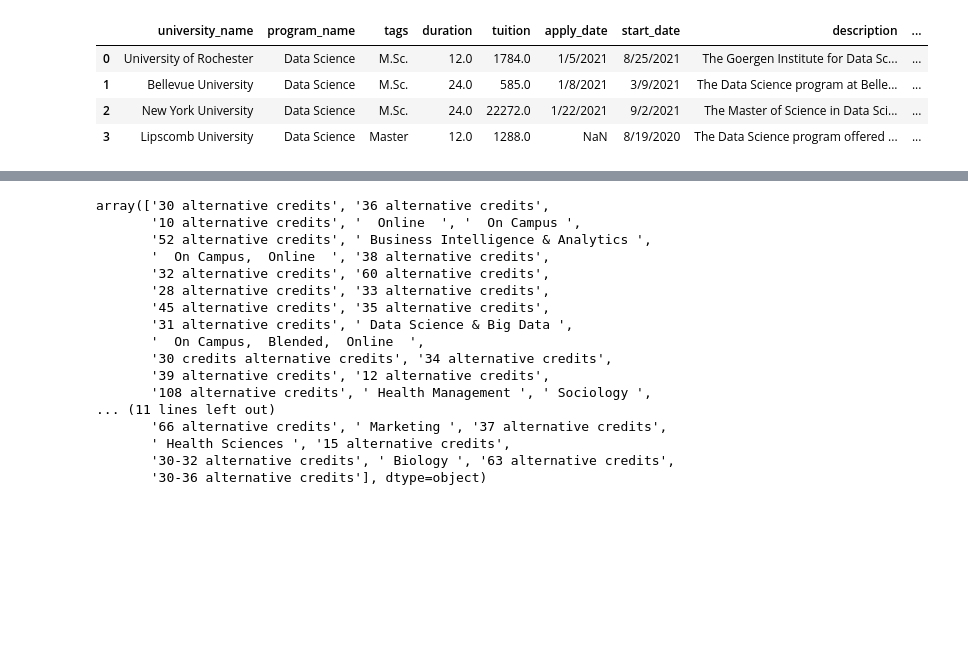
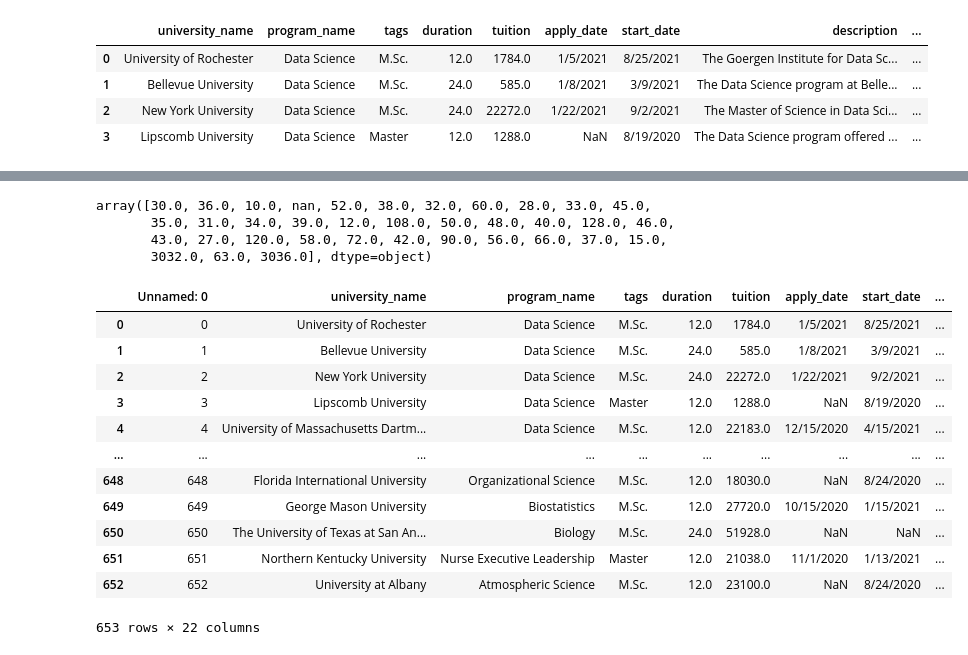
Before and after one commit to piercepatrick/Masters-Program-Tuition-Predictor, a Jupyter notebook: Data_Cleaning.ipynb, the cells around one changed output, grey strips where cells are left out. Saved outputs shown, nothing was run; the diff lists cells and outputs as text; code cells hidden in the pictures; blank space fills up the shorter version.

Commit message:
all data is cleaned, just need to organize notebook

```diff
--- a/Data_Cleaning.ipynb
+++ b/Data_Cleaning.ipynb
@@ -7,6 +7,3 @@ import numpy as np
 import matplotlib.pyplot as plt
 import seaborn as sns
 import warnings
-warnings.filterwarnings(action='ignore')
-warnings. simplefilter(action='ignore', category=Warning)
-pd.set_option('display.max_columns', 500)
@@ -77,21 +48,2 @@ df.head()
 # %%
-# df['credits'] = df.credits.str.replace(r"\D",'')
-df.credits.unique()
+df['credits'] = df['credits'].astype(str).str.replace('\D', '')
-# %% [output]
-array(['30 alternative credits', '36 alternative credits',
-       '10 alternative credits', '  Online  ', '  On Campus ',
-       '52 alternative credits', ' Business Intelligence & Analytics ',
-       '  On Campus,  Online  ', '38 alternative credits',
-       '32 alternative credits', '60 alternative credits',
-       '28 alternative credits', '33 alternative credits',
-       '45 alternative credits', '35 alternative credits',
-       '31 alternative credits', ' Data Science & Big Data ',
-       '  On Campus,  Blended,  Online  ',
-       '30 credits alternative credits', '34 alternative credits',
-       '39 alternative credits', '12 alternative credits',
-       '108 alternative credits', ' Health Management ', ' Sociology ',
-... (11 lines left out)
-       '66 alternative credits', ' Marketing ', '37 alternative credits',
-       ' Health Sciences ', '15 alternative credits',
-       '30-32 alternative credits', ' Biology ', '63 alternative credits',
-       '30-36 alternative credits'], dtype=object)
@@ -97,0 +52,27 @@ array(['30 alternative credits', '36 alternative credits',
+# %%
+df2 = pd.read_csv('/content/drive/My Drive/DS/Data Masters Programs/DS_Masters_Programs_Data (1).csv')
+# %%
+df2.loc[df2['credits'] == '', 'credits'] = 'NaN'
+# %%
+df2.credits.unique()
+# %% [output]
+array([30.0, 36.0, 10.0, nan, 52.0, 38.0, 32.0, 60.0, 28.0, 33.0, 45.0,
+       35.0, 31.0, 34.0, 39.0, 12.0, 108.0, 50.0, 48.0, 40.0, 128.0, 46.0,
+       43.0, 27.0, 120.0, 58.0, 72.0, 42.0, 90.0, 56.0, 66.0, 37.0, 15.0,
+       3032.0, 63.0, 3036.0], dtype=object)
+# %%
+df2
+# %% [output]
+|  | Unnamed: 0 | university_name | program_name | tags | duration | tuition | apply_date | start_date | ... |
+| 0 | 0 | University of Rochester | Data Science | M.Sc. | 12.0 | 1784.0 | 1/5/2021 | 8/25/2021 | ... |
+| 1 | 1 | Bellevue University | Data Science | M.Sc. | 24.0 | 585.0 | 1/8/2021 | 3/9/2021 | ... |
+| 2 | 2 | New York University | Data Science | M.Sc. | 24.0 | 22272.0 | 1/22/2021 | 9/2/2021 | ... |
+| 3 | 3 | Lipscomb University | Data Science | Master | 12.0 | 1288.0 | NaN | 8/19/2020 | ... |
+| 4 | 4 | University of Massachusetts Dartm... | Data Science | M.Sc. | 12.0 | 22183.0 | 12/15/2020 | 4/15/2021 | ... |
+| ... | ... | ... | ... | ... | ... | ... | ... | ... | ... |
+| 648 | 648 | Florida International University | Organizational Science | M.Sc. | 12.0 | 18030.0 | NaN | 8/24/2020 | ... |
+| 649 | 649 | George Mason University | Biostatistics | M.Sc. | 12.0 | 27720.0 | 10/15/2020 | 1/15/2021 | ... |
+| 650 | 650 | The University of Texas at San An... | Biology | M.Sc. | 24.0 | 51928.0 | NaN | NaN | ... |
+| 651 | 651 | Northern Kentucky University | Nurse Executive Leadership | Master | 12.0 | 21038.0 | 11/1/2020 | 1/13/2021 | ... |
+| 652 | 652 | University at Albany | Atmospheric Science | M.Sc. | 12.0 | 23100.0 | NaN | 8/24/2020 | ... |
+653 rows × 22 columns
```
Also changed, not shown: parts of 8 cells of this notebook.
